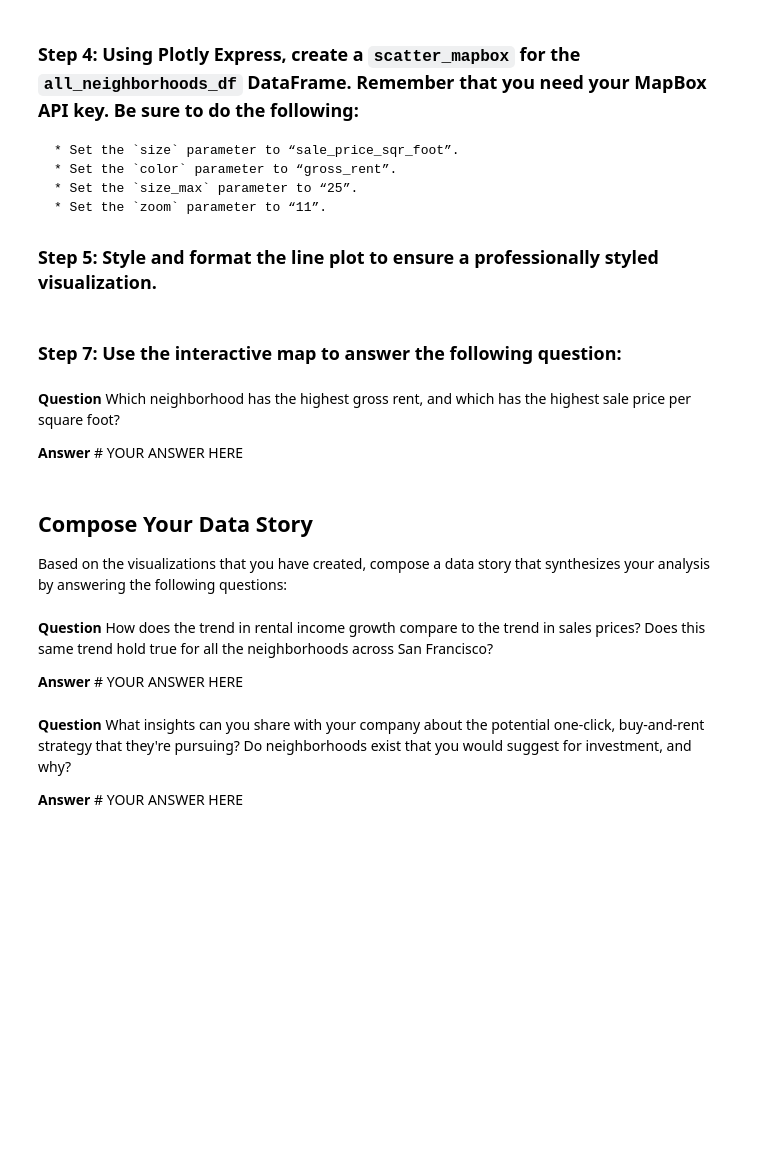
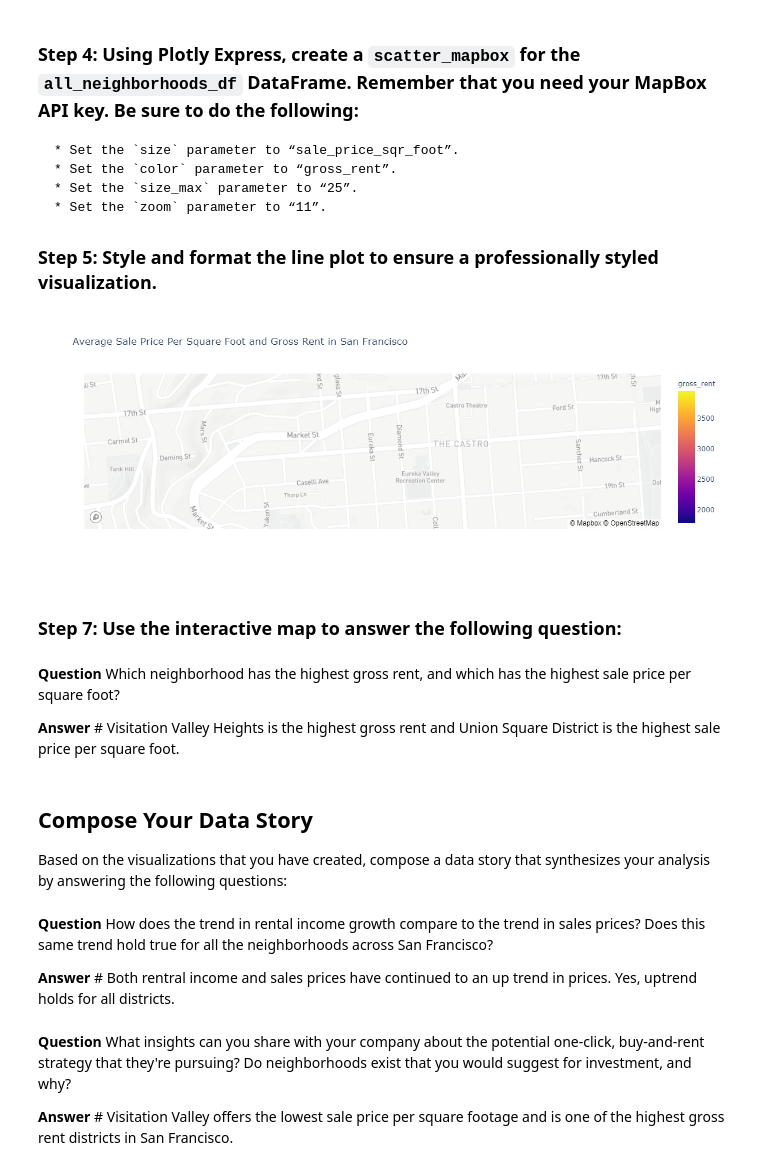
Before and after one commit to codetree4u/HousingRentalAnalysisForSanFrancisco, a Jupyter notebook: san_francisco_housing.ipynb, the cells around one changed output. Drawn from its saved outputs; the diff is of its cells as text; code cells hidden in the pictures; blank space fills up the shorter version.

Commit message:
Build an Interactive Neighborhood Map (all 6 steps completed.)

```diff
--- a/san_francisco_housing.ipynb
+++ b/san_francisco_housing.ipynb
@@ -468,8 +467,11 @@ For this part of the assignment, explore the geospatial relationships in the dat
 ### Step 1: Read the `neighborhood_coordinates.csv` file from the `Resources` folder into the notebook, and create a DataFrame named `neighborhood_locations_df`. Be sure to set the `index_col` of the DataFrame as “Neighborhood”.
 # %%
 # Load neighborhoods coordinates data
-neighborhood_locations_df = # YOUR CODE HERE
+neighborhood_locations_df = pd.read_csv(
+    Path("./Resources/neighborhoods_coordinates.csv"),
+    index_col='Neighborhood'
+)
 
 # Review the DataFrame
-# YOUR CODE HERE
+display(neighborhood_locations_df)
 # %% [output]
@@ -478,7 +493,7 @@ SyntaxError: invalid syntax (<ipython-input-15-11068626f059>, line 2)
 ### Step 2: Using the original `sfo_data_df` Dataframe, create a DataFrame named `all_neighborhood_info_df` that groups the data by neighborhood. Aggregate the results by the `mean` of the group.
 # %%
 # Calculate the mean values for each neighborhood
-all_neighborhood_info_df = # YOUR CODE HERE
+all_neighborhood_info_df = sfo_data_df.groupby('neighborhood').mean()
 
 # Review the resulting DataFrame
-# YOUR CODE HERE
+display(all_neighborhood_info_df)
@@ -530,9 +592,24 @@ display(all_neighborhoods_df.tail())
+# %%
+# Create a scatter mapbox to analyze neighborhood info
+px.scatter_mapbox(
+    all_neighborhoods_df,
+    size = "sale_price_sqr_foot",
+    color = "gross_rent",
+    size_max = 20,
+    zoom = 15,
+    text = "Neighborhood",
+    lat="Lat",
+    lon="Lon",
+    title = "Average Sale Price Per Square Foot and Gross Rent in San Francisco"
+)
+# %% [output]
+[figure, added]
 # %% [markdown]
 ### Step 7: Use the interactive map to answer the following question:
 # %% [markdown]
 **Question** Which neighborhood has the highest gross rent, and which has the highest sale price per square foot?
 
-**Answer** # YOUR ANSWER HERE
+**Answer** # Visitation Valley Heights is the highest gross rent and Union Square District is the highest sale price per square foot.
 # %% [markdown]
 ## Compose Your Data Story
 
@@ -540,8 +617,8 @@ Based on the visualizations that you have created, compose a data story that syn
 # %% [markdown]
 **Question**  How does the trend in rental income growth compare to the trend in sales prices? Does this same trend hold true for all the neighborhoods across San Francisco?
 
-**Answer** # YOUR ANSWER HERE
+**Answer** # Both rentral income and sales prices have continued to an up trend in prices. Yes, uptrend holds for all districts.
 # %% [markdown]
 **Question** What insights can you share with your company about the potential one-click, buy-and-rent strategy that they're pursuing? Do neighborhoods exist that you would suggest for investment, and why?
 
-**Answer** # YOUR ANSWER HERE
+**Answer** # Visitation Valley offers the lowest  sale price per square footage and is one of the highest gross rent districts in San Francisco.
```
Also changed, not shown: parts of 6 cells of this notebook.
